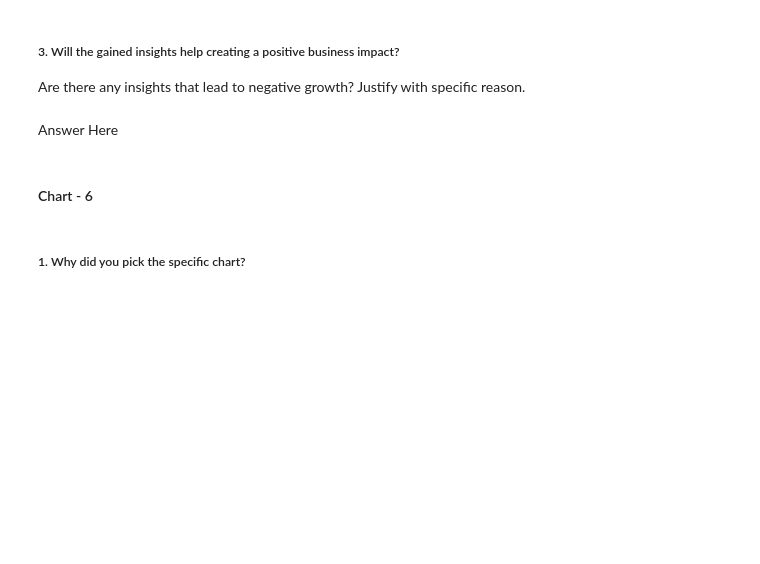
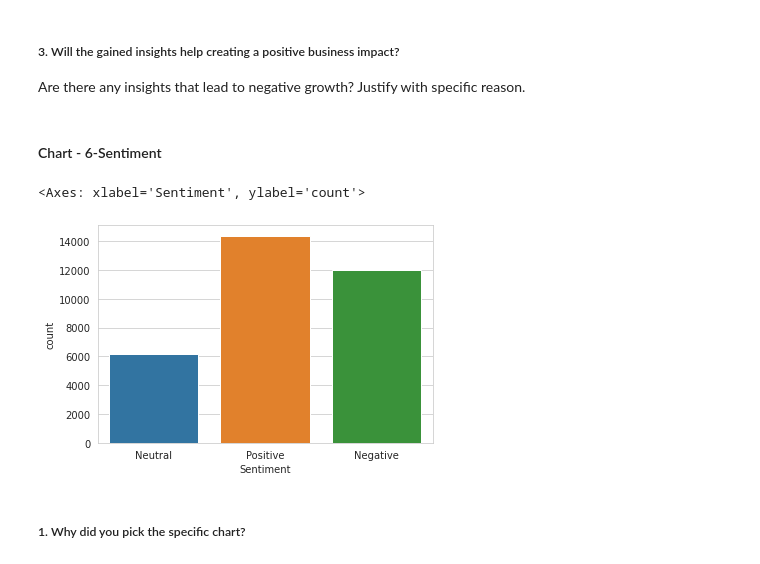
Before and after one commit to Jeetesh-KumarM/CAPSTONE-PROJECT-3-CLASSIFICATION, a Jupyter notebook: Coronavirus_Tweet_Sentiment_Analysis.ipynb, the cells around one changed output. Saved outputs shown, nothing was run; the diff lists cells and outputs as text; code cells hidden in the pictures; blank space fills up the shorter version.

```diff
--- a/Coronavirus_Tweet_Sentiment_Analysis.ipynb
+++ b/Coronavirus_Tweet_Sentiment_Analysis.ipynb
@@ -429,7 +401,5 @@ Answer Here
 # %% [markdown]
 ##### 3. Will the gained insights help creating a positive business impact?
 Are there any insights that lead to negative growth? Justify with specific reason.
-# %% [markdown]
-Answer Here
 # %% [markdown]
-#### Chart - 6
+#### Chart - 6-Sentiment
@@ -438,3 +406,11 @@ Answer Here
+# %%
+# Chart - 6 visualization code
+df1['Sentiment']=df1['Sentiment'].replace(to_replace=["Extremely Positive", "Extremely Negative"],value=["Positive","Negative"])
+# %%
+sns.countplot(data=df1,x='Sentiment')
+# %% [output]
+<Axes: xlabel='Sentiment', ylabel='count'>
+[figure, added]
 # %% [markdown]
 ##### 1. Why did you pick the specific chart?
 # %% [markdown]
```
Also changed, not shown: parts of 20 cells of this notebook.
